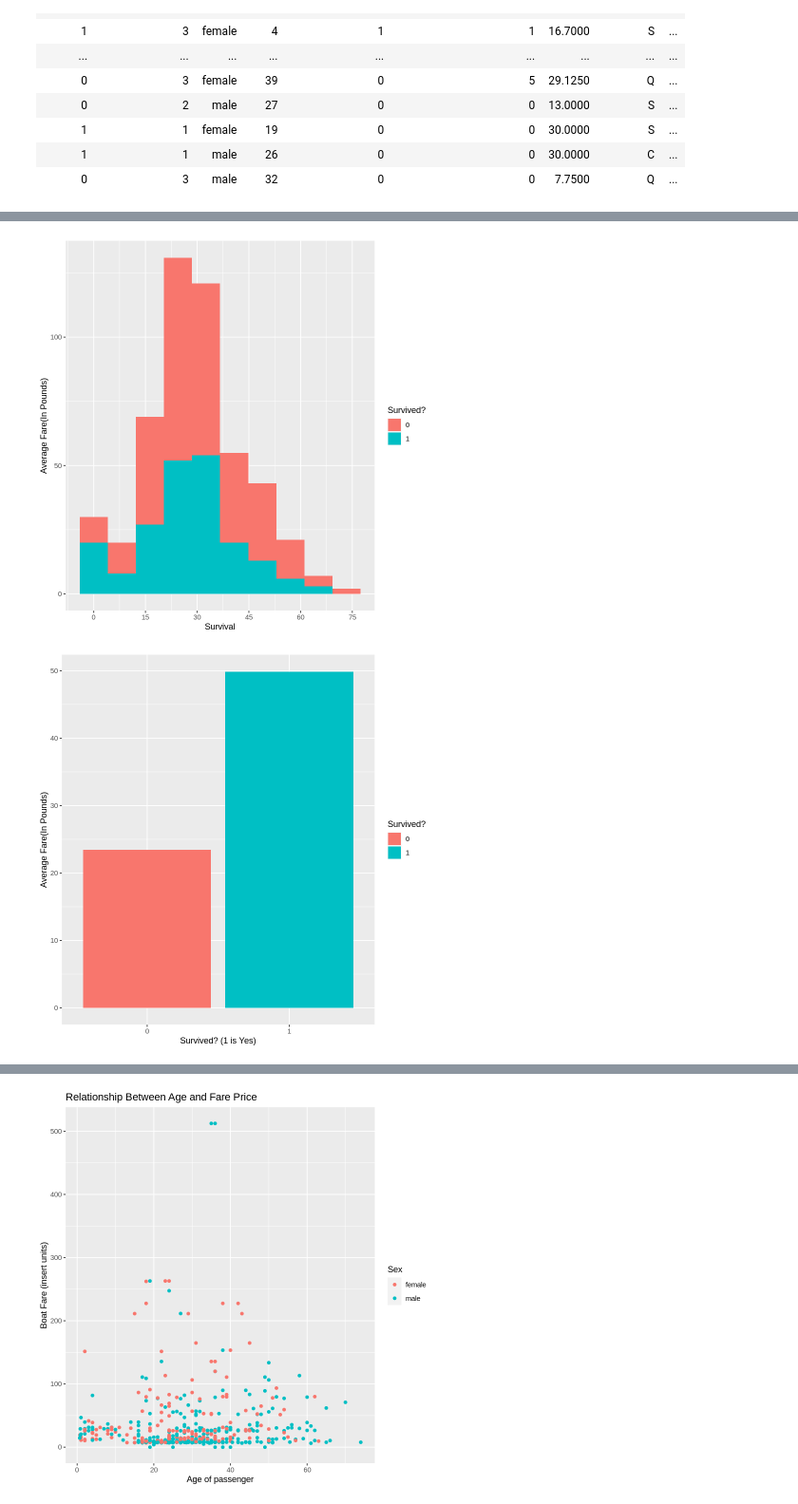
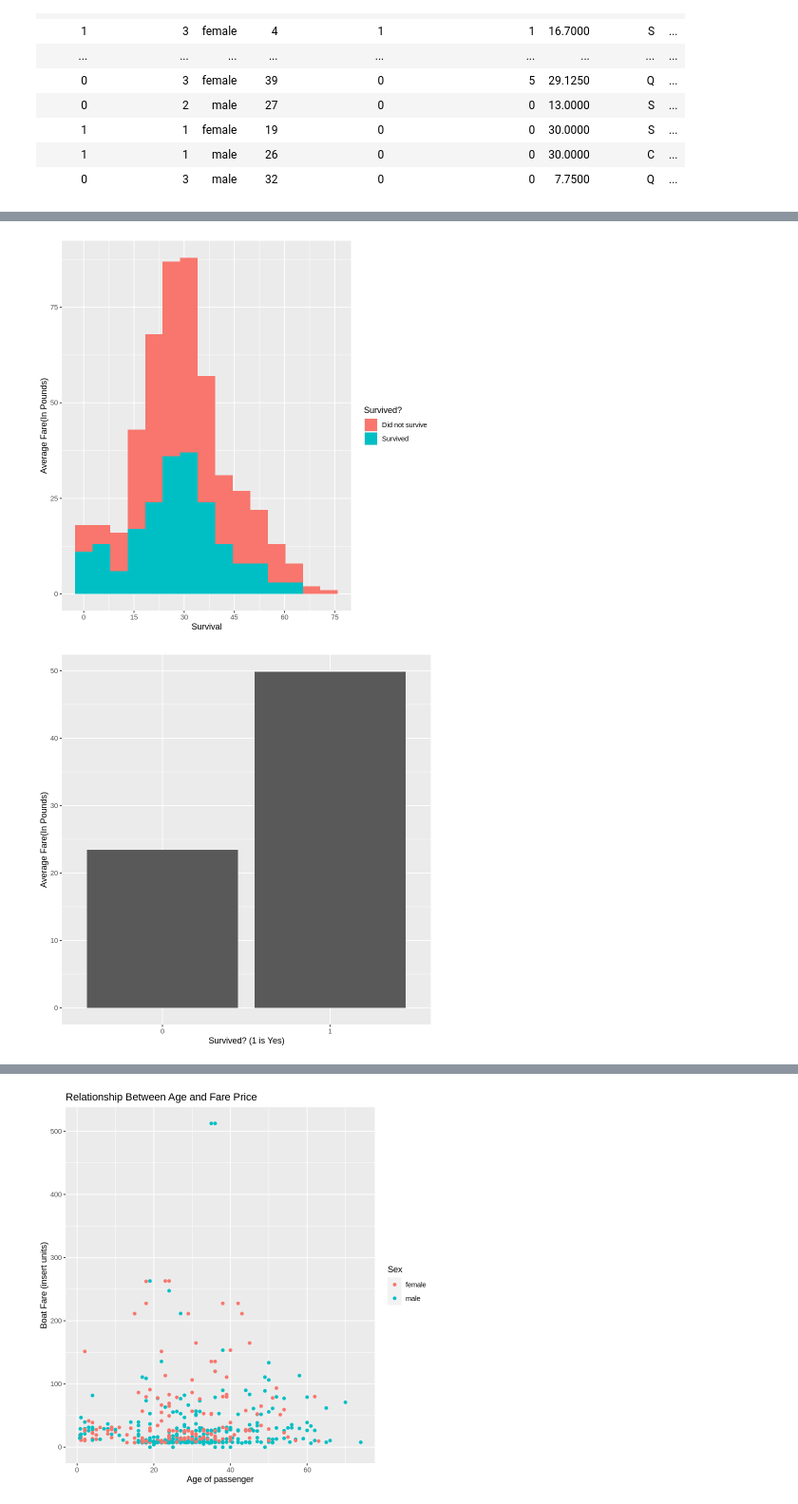
Before and after one commit to zhang17s/DSCI-100-Group-Project-, a Jupyter notebook: Proposal.ipynb, the cells around one changed output, grey strips where cells are left out. Shown at 95% size. Saved outputs shown, nothing was run; the diff lists cells and outputs as text; code cells hidden in the pictures.

Commit message:
Untidy exploratory data analysis done

```diff
--- a/Proposal.ipynb
+++ b/Proposal.ipynb
@@ -174,24 +177,27 @@ FarevSurvived
 # %%
-FarevSurvived <- boat_train |>
-    ggplot(aes(x = Age, fill = Survived)) +
-    geom_histogram(bins = 10) +
+temp_data_graph <- boat_train |>
+    mutate(Survived_char = ifelse(Survived == 1, "Survived", ifelse(Survived == 0, "Did not survive", NA)))
+
+FarevSurvived <- temp_data_graph |>
+    ggplot(aes(x = Age, fill = as_factor(Survived_char))) +
+    geom_histogram(bins = 15) +
     labs(x = "Survival", y = "Average Fare(In Pounds)", fill = "Survived?")+
     scale_x_continuous(breaks = seq(from = 0, to = 85, by = 15))
 
 FarevSurvived
 # %% [output]
-[figure, old version]
+[figure, new version]
 # %%
-#here begin the visualisations
+
 
 FarevSurvived <- boat_train |>
     group_by(Survived) |>
     summarise(avg_fare = mean(Fare)) |>
-    ggplot(aes(x = Survived, y = avg_fare, fill = Survived)) +
+    ggplot(aes(x = Survived, y = avg_fare)) +
     geom_bar(stat = "identity") +
-    labs(x = "Survived? (1 is Yes)", y = "Average Fare(In Pounds)", fill = "Survived?")
+    labs(x = "Survived? (1 is Yes)", y = "Average Fare(In Pounds)")
 
 FarevSurvived
 # %% [output]
-[figure, old version]
+[figure, new version]
 # %%
```
Also changed, not shown: parts of 2 cells of this notebook.
